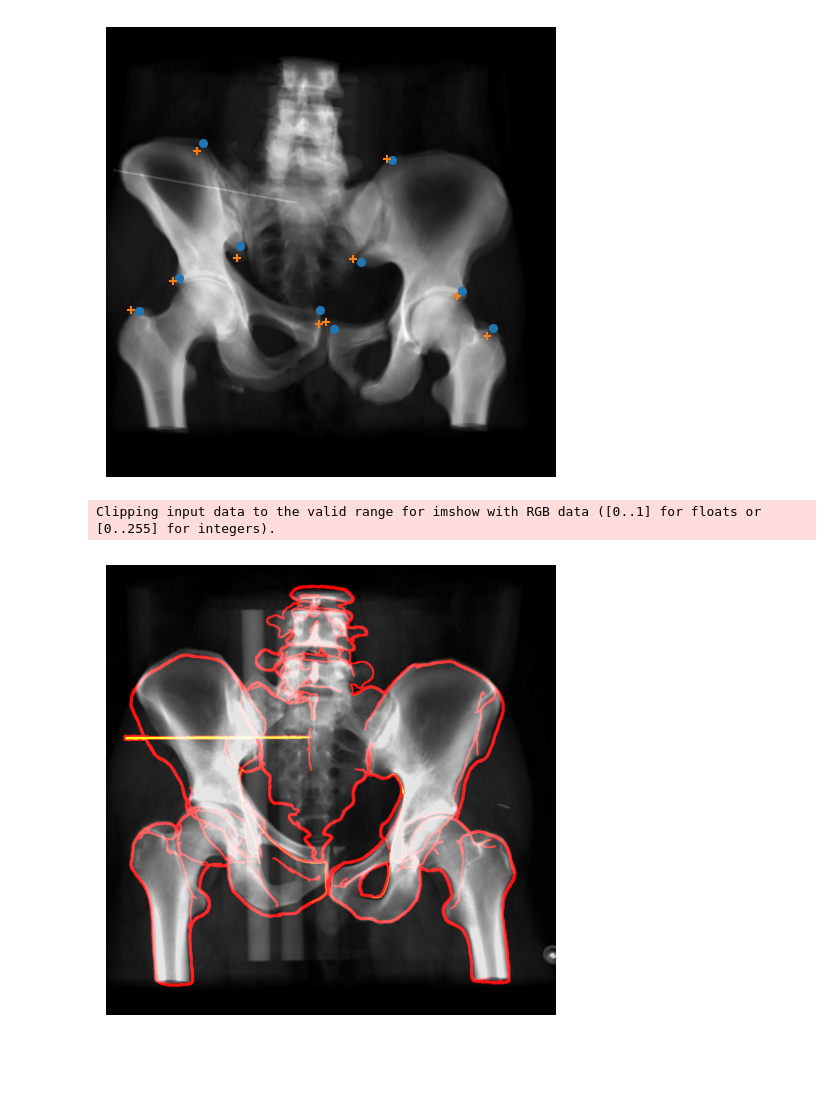
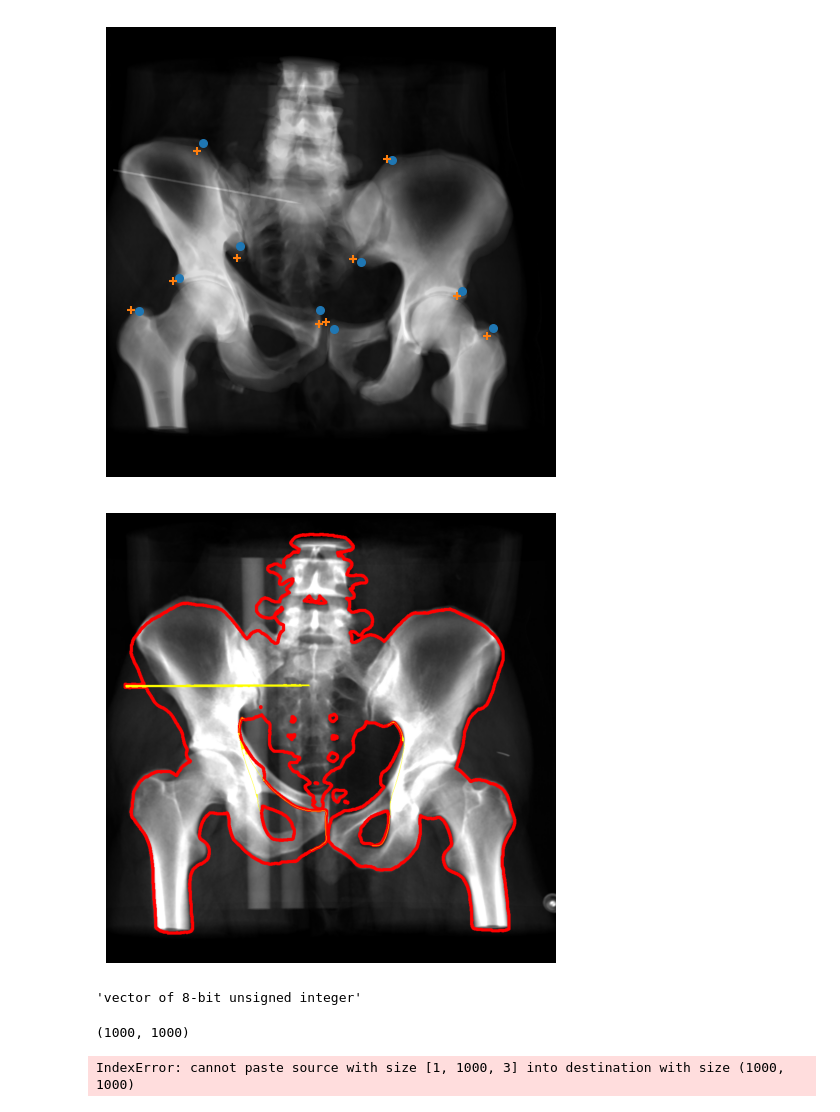
Before and after one commit to Vojtech-Benda/ca_isf, a Jupyter notebook: createImages.ipynb, the cells around one changed output. Drawn from its saved outputs; the diff is of its cells as text; code cells hidden in the pictures; blank space fills up the shorter version.

```diff
--- a/createImages.ipynb
+++ b/createImages.ipynb
@@ -158,42 +162,63 @@ plotImagesAndPoints(fixedImageRescaled, movingFinalImageRescaled,
 # %%
 def plotImageAndEdge(fixed_image, moving_image,
                      low_thresh_guide: float = 0.0, high_thresh_guide: float = 0.0,
                      save=False):
 
 
-    input_image = sitk.GetImageFromArray(moving_image)
-    moving_mask = sitk.GetImageFromArray(moving_image)
-
-    guide_edges = sitk.CannyEdgeDetection(input_image,
+    #input_image = sitk.GetImageFromArray(moving_image)
+    moving_image = sitk.GetImageFromArray(moving_image)
+    guide_edges = sitk.CannyEdgeDetection(moving_image,
                                           lowerThreshold=low_thresh_guide,
                                           upperThreshold=high_thresh_guide)
-    # moving_mask[moving_mask > 0.0] = 1.0
-    bone_edges = sitk.CannyEdgeDetection(moving_mask, 0.0, 0.3)
+    # moving_mask = sitk.GetImageFromArray(moving_image)
+    moving_image[moving_image > 0.0] = 1.0
+    bone_edges = sitk.CannyEdgeDetection(moving_image)
 
     guide_closed = (sk.morphology.closing(sitk.GetArrayFromImage(guide_edges),
                                           footprint=np.ones(shape=(5, 5))).astype(np.uint8))
     bones_dilated = 2 * sk.morphology.dilation(sitk.GetArrayFromImage(bone_edges),
                                            footprint=np.ones(shape=(4, 4))).astype(np.uint8)
 
-    colors = np.array([[255, 188, 0], [255, 0, 0]])
-    fixed_image_labels = sk.color.label2rgb(guide_closed + bones_dilated,
-                                            image=sitk.GetArrayFromImage(fixed_image),
-                                            colors=colors,
-                                            alpha=0.1,
-                                            bg_label=0)
+    label_map = sitk.GetImageFromArray(guide_closed + bones_dilated)
+    bones_dilated_sitk = sitk.GetImageFromArray(bones_dilated)
+
+    yellow = [255, 255, 0]
+    red = [255, 0, 0]
+    labeled_image = sitk.LabelOverlay(fixed_image, label_map,
+                                      colormap=red+yellow,
+                                    opacity=1.0, backgroundValue=0)
+
+    # fixed_image_labels = sk.color.label2rgb(guide_closed + bones_dilated,
+    #                                         colors=colors,
+    #                                         bg_label=0).astype(np.uint8)
+    # rescale = sk.exposure.rescale_intensity(fixed_image_labels,
+    #                                         out_range=(0, 255))
 
     fig_edge, ax_edge = plt.subplots(1, 1)
-    ax_edge.imshow(fixed_image_labels)
+    ax_edge.imshow(sitk.GetArrayFromImage(labeled_image))
     ax_edge.set_axis_off()
     fig_edge.tight_layout()
     plt.show()
-
     if save:
         fig_edge.savefig(f"pacient{patientNumber}Edges.png",  # graficke_vystupy\\pacient_{patientNumber}\\
                          bbox_inches="tight", pad_inches=0)
+    return labeled_image
 
-plotImageAndEdge(fixedImageRescaled, images["movingFinalImage"],
-                 low_thresh_guide=0.1, high_thresh_guide=0.5, save=True)
+label_image = plotImageAndEdge(fixedImageRescaled, images["movingFinalImage"],
+                 low_thresh_guide=0.1, high_thresh_guide=0.6, save=False)
 # %% [output]
-Clipping input data to the valid range for imshow with RGB data ([0..1] for floats or [0..255] for integers).
-[figure, old version]
+[figure, new version]
+# %%
+label_image.GetPixelIDTypeAsString()
+# %% [output]
+'vector of 8-bit unsigned integer'
+# %%
+label_image.GetSize()
+# %% [output]
+(1000, 1000)
+# %%
+rgb_image[0] = sitk.VectorIndexSelectionCast(label_image, 0, sitk.sitkUInt8)
+rgb_image[1] = sitk.VectorIndexSelectionCast(label_image, 1, sitk.sitkUInt8)
+rgb_image[2] = sitk.VectorIndexSelectionCast(label_image, 2, sitk.sitkUInt8)
+# %% [output]
+IndexError: cannot paste source with size [1, 1000, 3] into destination with size (1000, 1000)
```
Also changed, not shown: parts of 5 cells of this notebook.
